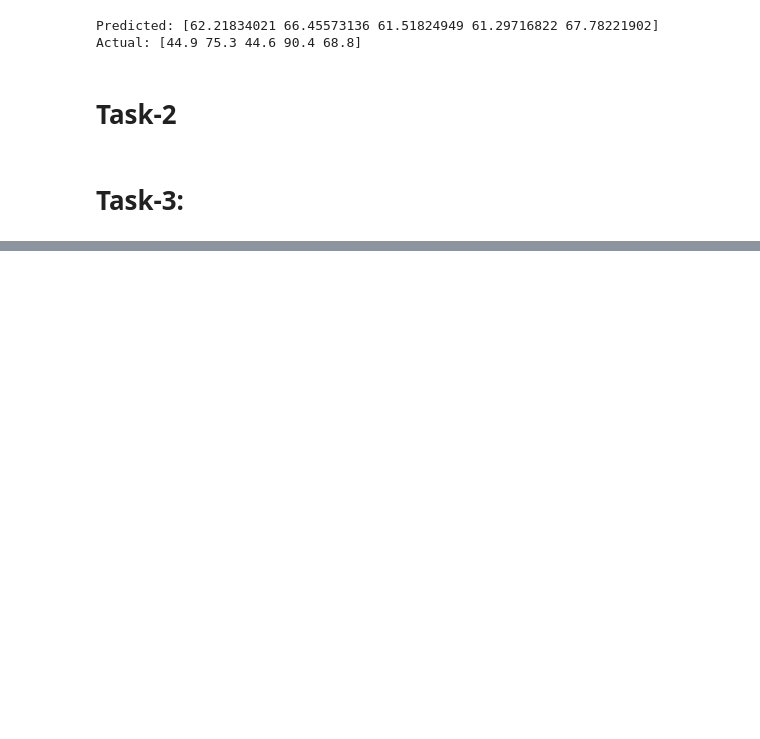
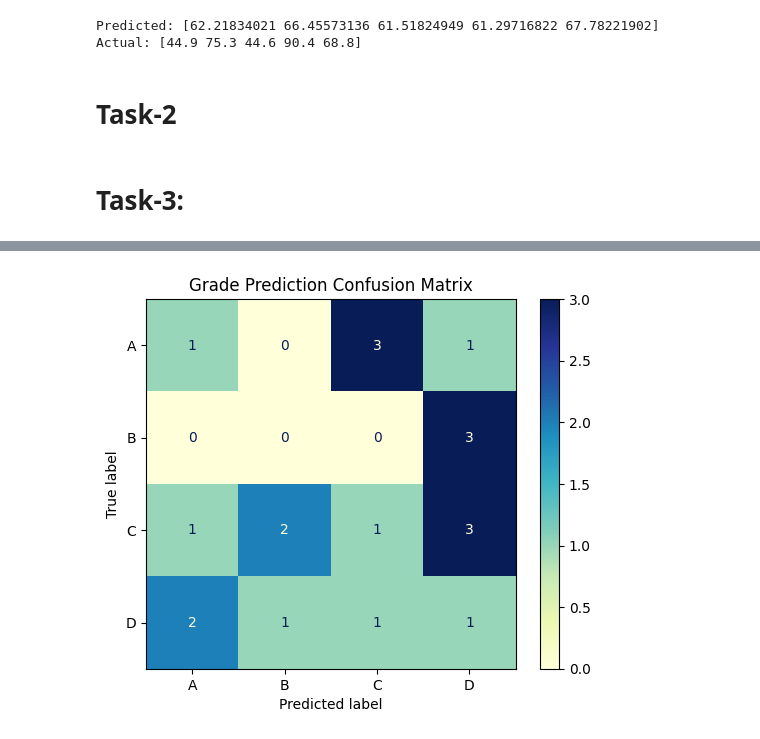
Before and after one commit to ankitmishra333/IIIT-NR, a Jupyter notebook: Day11/subject_dataset.ipynb, the cells around one changed output, grey strips where cells are left out. Cells and saved outputs as stored; diff of their text form; code cells hidden in the pictures; blank space fills up the shorter version.

```diff
--- a/Day11/subject_dataset.ipynb
+++ b/Day11/subject_dataset.ipynb
@@ -225,0 +228,11 @@ y = df['Family_Income']
+# %%
+def assign_grade(score):
+    if score >= 85:
+        return 'A'
+    elif score >= 70:
+        return 'B'
+    elif score >= 50:
+        return 'C'
+    else:
+        return 'D'
+df['Grade'] = df['Final_Score'].apply(assign_grade)
@@ -225,0 +241,3 @@ y = df['Family_Income']
+# %%
+label_encoder = LabelEncoder()
+df['Grade_Label'] = label_encoder.fit_transform(df['Grade'])
@@ -226,3 +247,9 @@ y = df['Family_Income']
 # %%
+import pandas as pd
 
-X_train, X_test, y_train, y_test = train_test_split(X, y, test_size=0.2, random_state=42)
+# Convert all categorical string columns to one-hot encoded
+X_train = pd.get_dummies(X_train)
+X_test = pd.get_dummies(X_test)
+
+# Align both sets to ensure same columns
+X_train, X_test = X_train.align(X_test, join='left', axis=1, fill_value=0)
@@ -241,0 +256,5 @@ print("MSE:", mean_squared_error(y_test, y_pred))
+# %%
+from sklearn.ensemble import GradientBoostingClassifier
+
+model = GradientBoostingClassifier()
+model.fit(X_train, y_train)
@@ -241,0 +294,8 @@ print("MSE:", mean_squared_error(y_test, y_pred))
+# %%
+cm = confusion_matrix(y_test, y_pred)
+disp = ConfusionMatrixDisplay(confusion_matrix=cm, display_labels=label_encoder.classes_)
+disp.plot(cmap='YlGnBu')
+plt.title("Grade Prediction Confusion Matrix")
+plt.show()
+# %% [output]
+[figure, added]
```
Also changed, not shown: parts of 13 cells of this notebook, 20 other files.
